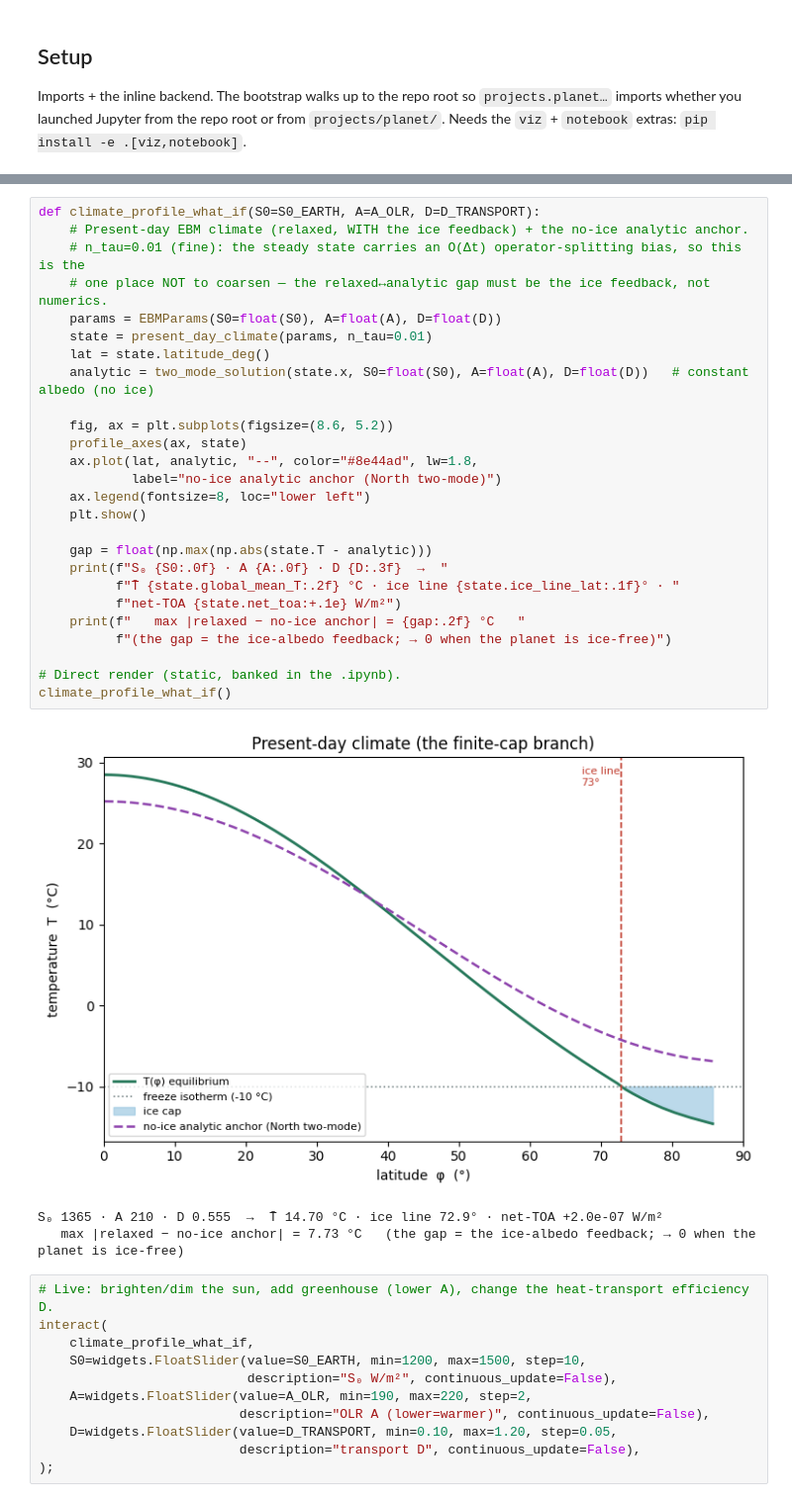
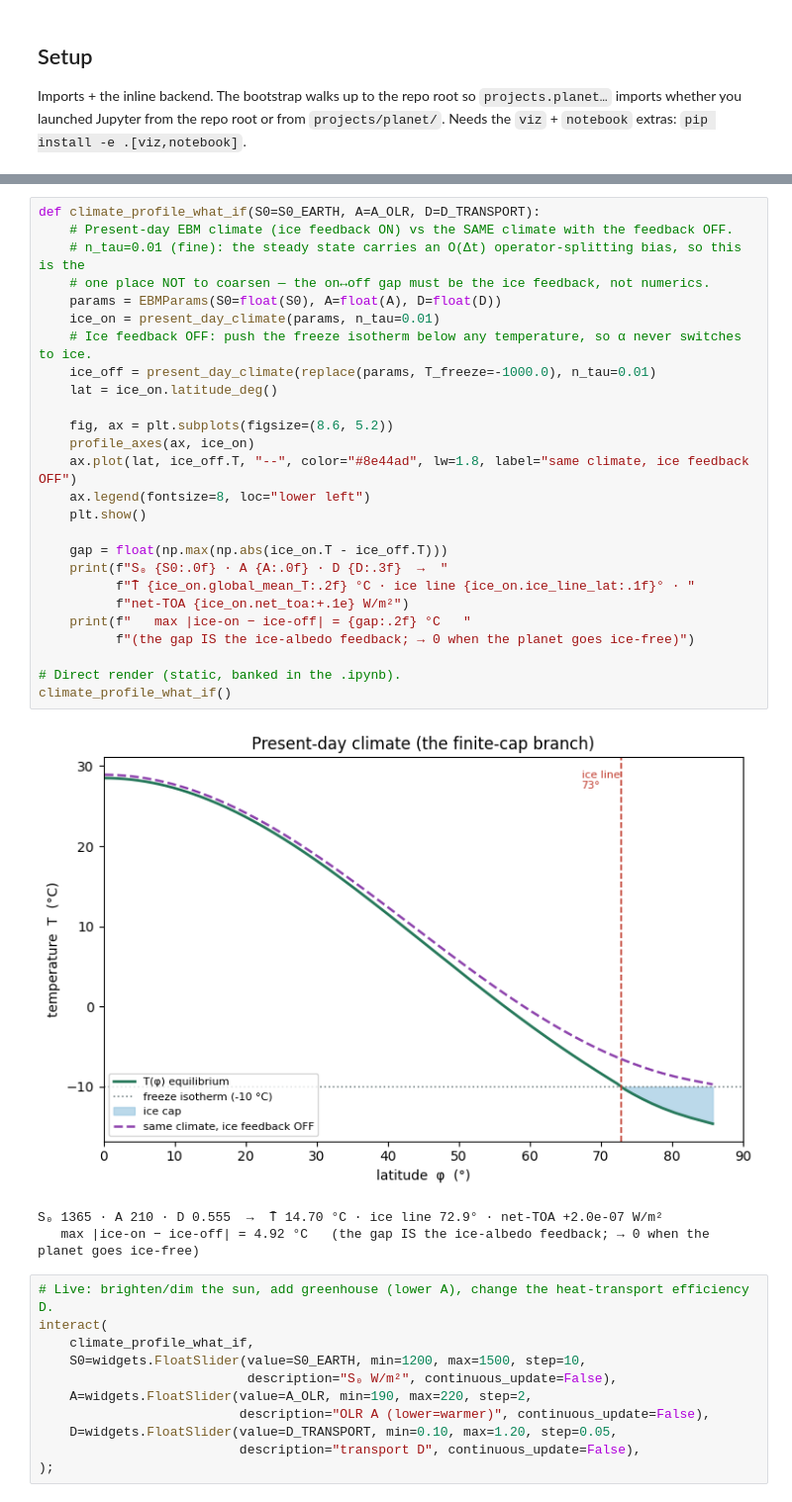
Before and after one commit to BoykoNeov/planet-sim, a Jupyter notebook: planet/planet.ipynb, the cells around one changed output, grey strips where cells are left out. Shown at 99% size. Cells and saved outputs as stored; diff of their text form.

```diff
--- a/planet/planet.ipynb
+++ b/planet/planet.ipynb
@@ -85,34 +91,34 @@ CO₂ → warmer), and the heat-transport efficiency `D` (higher `D` flattens th
 contrast).
 # %%
 def climate_profile_what_if(S0=S0_EARTH, A=A_OLR, D=D_TRANSPORT):
-    # Present-day EBM climate (relaxed, WITH the ice feedback) + the no-ice analytic anchor.
+    # Present-day EBM climate (ice feedback ON) vs the SAME climate with the feedback OFF.
     # n_tau=0.01 (fine): the steady state carries an O(Δt) operator-splitting bias, so this is the
-    # one place NOT to coarsen — the relaxed↔analytic gap must be the ice feedback, not numerics.
+    # one place NOT to coarsen — the on↔off gap must be the ice feedback, not numerics.
     params = EBMParams(S0=float(S0), A=float(A), D=float(D))
-    state = present_day_climate(params, n_tau=0.01)
-    lat = state.latitude_deg()
-    analytic = two_mode_solution(state.x, S0=float(S0), A=float(A), D=float(D))   # constant albedo (no ice)
+    ice_on = present_day_climate(params, n_tau=0.01)
+    # Ice feedback OFF: push the freeze isotherm below any temperature, so α never switches to ice.
+    ice_off = present_day_climate(replace(params, T_freeze=-1000.0), n_tau=0.01)
+    lat = ice_on.latitude_deg()
 
     fig, ax = plt.subplots(figsize=(8.6, 5.2))
-    profile_axes(ax, state)
-    ax.plot(lat, analytic, "--", color="#8e44ad", lw=1.8,
-            label="no-ice analytic anchor (North two-mode)")
+    profile_axes(ax, ice_on)
+    ax.plot(lat, ice_off.T, "--", color="#8e44ad", lw=1.8, label="same climate, ice feedback OFF")
     ax.legend(fontsize=8, loc="lower left")
     plt.show()
 
-    gap = float(np.max(np.abs(state.T - analytic)))
+    gap = float(np.max(np.abs(ice_on.T - ice_off.T)))
     print(f"S₀ {S0:.0f} · A {A:.0f} · D {D:.3f}  →  "
-          f"T̄ {state.global_mean_T:.2f} °C · ice line {state.ice_line_lat:.1f}° · "
-          f"net-TOA {state.net_toa:+.1e} W/m²")
-    print(f"   max |relaxed − no-ice anchor| = {gap:.2f} °C   "
-          f"(the gap = the ice-albedo feedback; → 0 when the planet is ice-free)")
+          f"T̄ {ice_on.global_mean_T:.2f} °C · ice line {ice_on.ice_line_lat:.1f}° · "
+          f"net-TOA {ice_on.net_toa:+.1e} W/m²")
+    print(f"   max |ice-on − ice-off| = {gap:.2f} °C   "
+          f"(the gap IS the ice-albedo feedback; → 0 when the planet goes ice-free)")
 
 # Direct render (static, banked in the .ipynb).
 climate_profile_what_if()
 # %% [output]
-[figure, old version]
+[figure, new version]
 S₀ 1365 · A 210 · D 0.555  →  T̄ 14.70 °C · ice line 72.9° · net-TOA +2.0e-07 W/m²
-   max |relaxed − no-ice anchor| = 7.73 °C   (the gap = the ice-albedo feedback; → 0 when the planet is ice-free)
+   max |ice-on − ice-off| = 4.92 °C   (the gap IS the ice-albedo feedback; → 0 when the planet goes ice-free)
 # %%
 # Live: brighten/dim the sun, add greenhouse (lower A), change the heat-transport efficiency D.
 interact(
```
Also changed, not shown: parts of 2 cells of this notebook.
